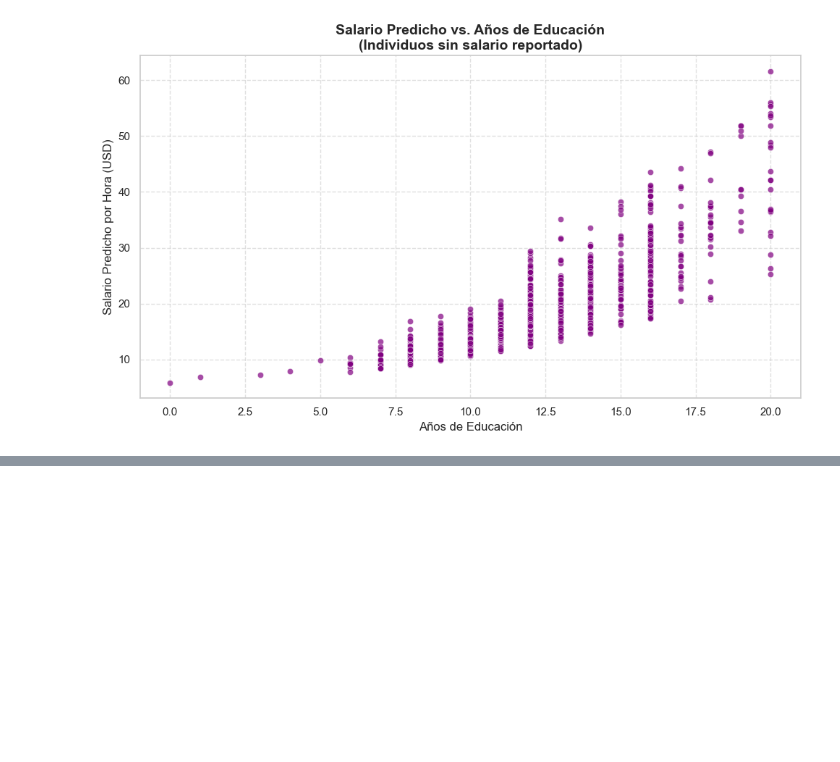
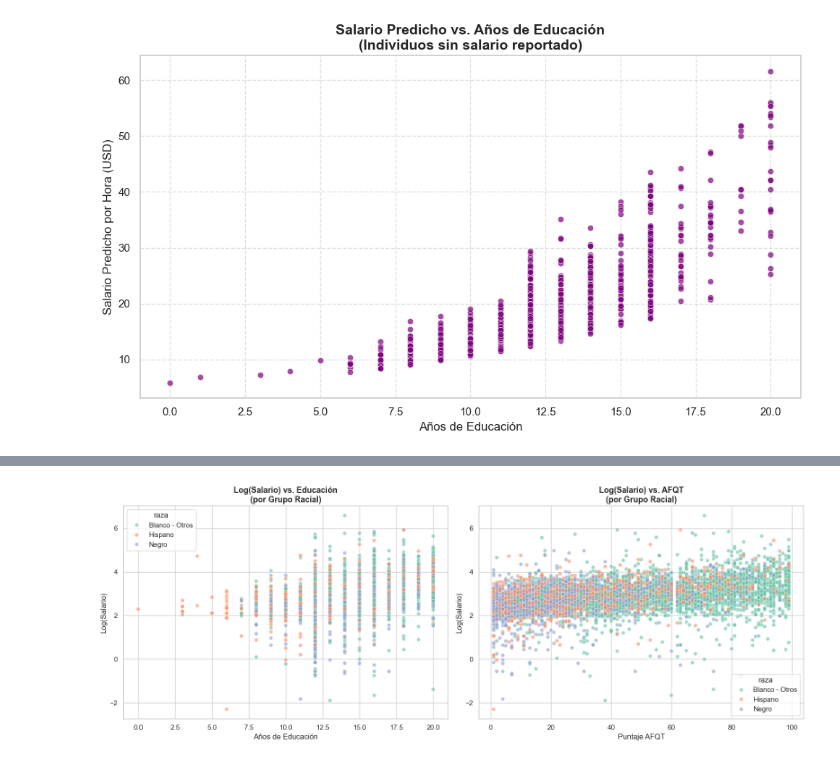
Before and after one commit to fevidals/time-series-Uniandes, a Jupyter notebook: code/taller_1_alpha.ipynb, the cells around one changed output, grey strips where cells are left out. Cells and saved outputs as stored; diff of their text form; code cells hidden in the pictures; blank space fills up the shorter version.

```diff
--- a/code/taller_1_alpha.ipynb
+++ b/code/taller_1_alpha.ipynb
@@ -220,0 +264,40 @@ plt.show()
+# %%
+df_wage['raza'] = 'Blanco - Otros'
+df_wage.loc[df_wage['hispano'] == 1, 'raza'] = 'Hispano'
+df_wage.loc[df_wage['negro'] == 1, 'raza'] = 'Negro'
+# %%
+fig, axes = plt.subplots(nrows=1, ncols=2, figsize=(16, 6))
+sns.set_theme(style="whitegrid")
+
+sns.scatterplot(
+    data=df_wage,
+    x='educacion',
+    y='ln_salario_hora',
+    hue='raza',
+    palette='Set2',
+    alpha=0.6,
+    ax=axes[0]
+)
+axes[0].set_title('Log(Salario) vs. Educación\n(por Grupo Racial)', fontsize=13, fontweight='bold')
+axes[0].set_xlabel('Años de Educación')
+axes[0].set_ylabel('Log(Salario)')
+
+
+sns.scatterplot(
+    data=df_wage,
+    x='afqt_score',
+    y='ln_salario_hora',
+    hue='raza',
+    palette='Set2',
+    alpha=0.6,
+    ax=axes[1]
+)
+axes[1].set_title('Log(Salario) vs. AFQT\n(por Grupo Racial)', fontsize=13, fontweight='bold')
+axes[1].set_xlabel('Puntaje AFQT')
+axes[1].set_ylabel('Log(Salario)')
+
+# Ajustar márgenes y mostrar
+plt.tight_layout()
+plt.show()
+# %% [output]
+[figure, added]
```
Also changed, not shown: parts of 5 cells of this notebook, 1 other file.
